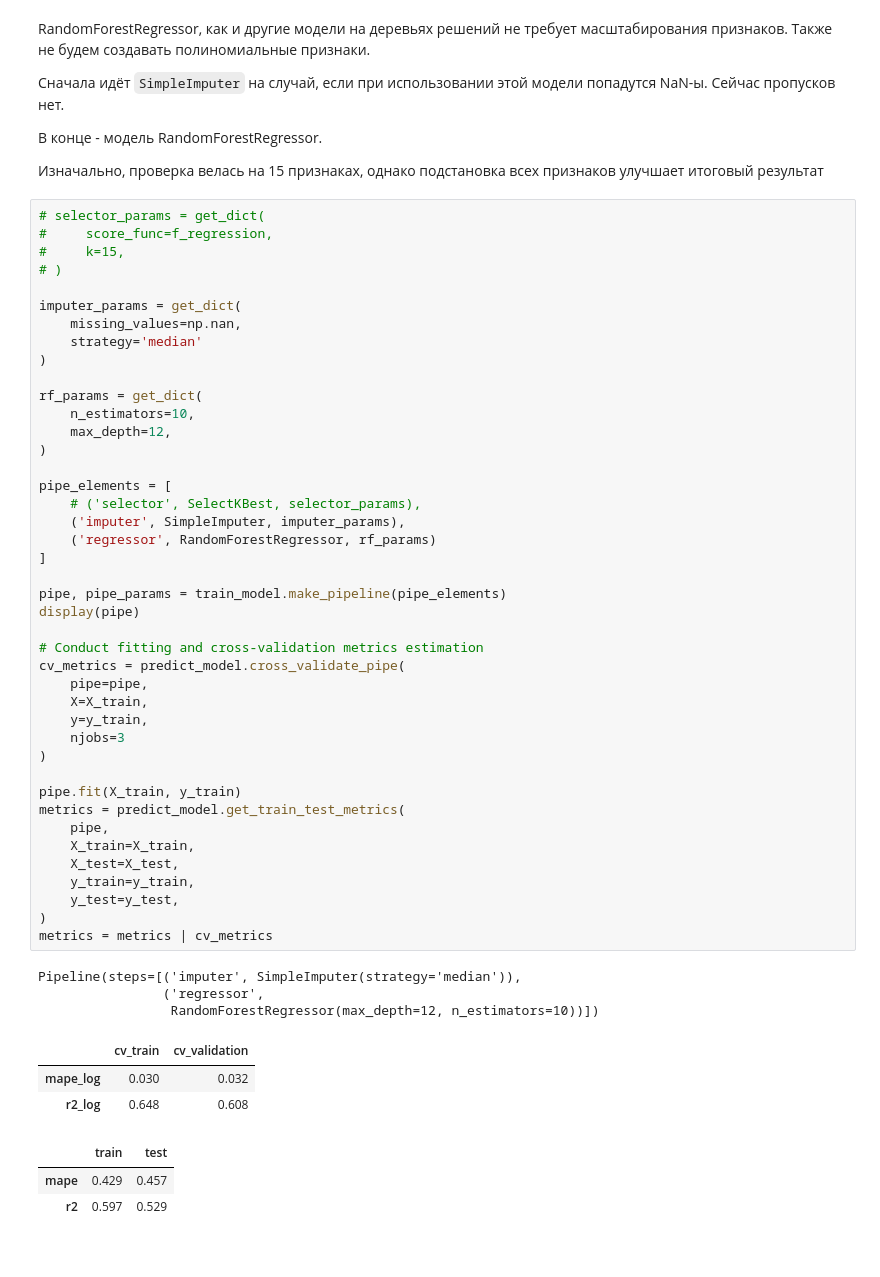
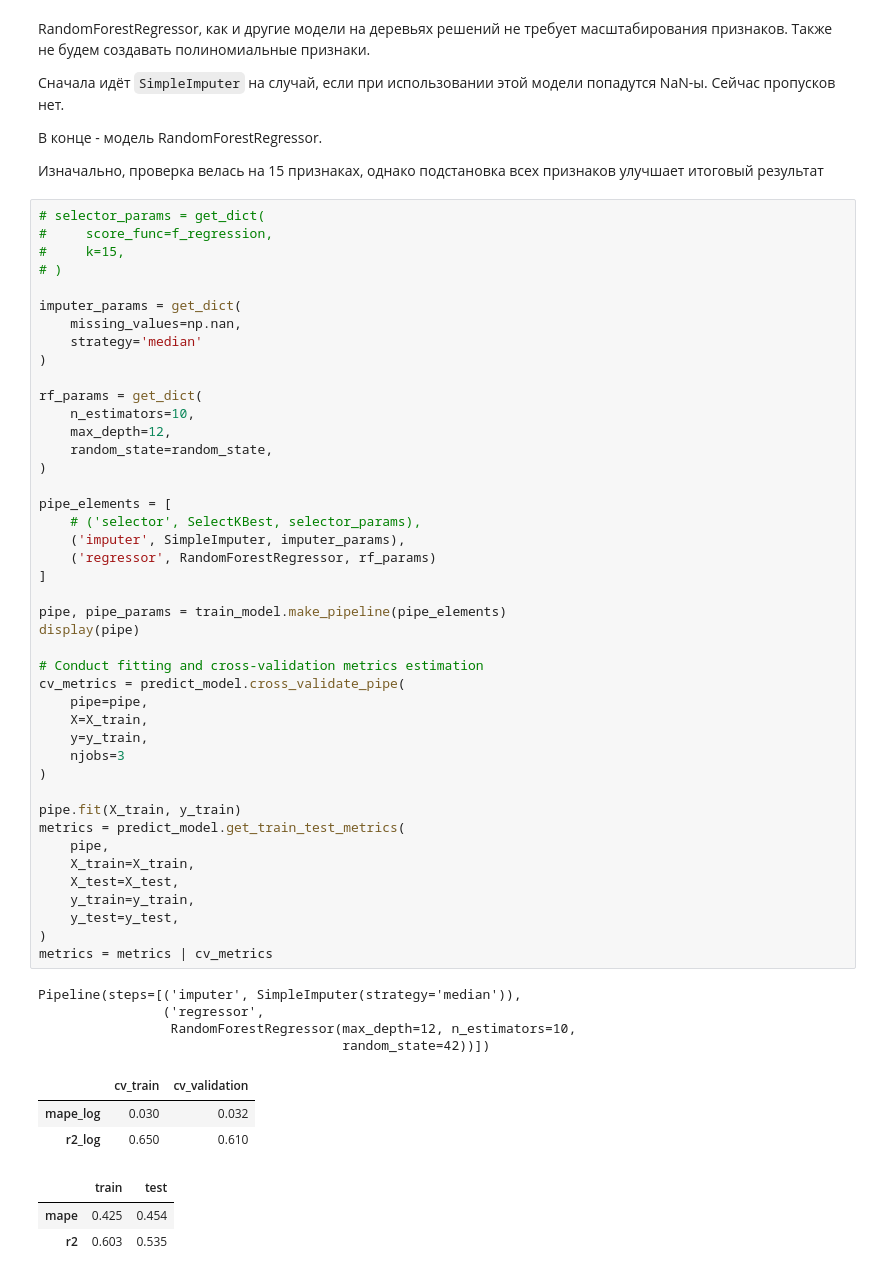
Before and after one commit to mvulf/housing_cost, a Jupyter notebook: notebooks/3.3-mv-modelling-random-forest.ipynb, the cells around one changed output. Saved outputs shown, nothing was run; the diff lists cells and outputs as text.

```diff
--- a/notebooks/3.3-mv-modelling-random-forest.ipynb
+++ b/notebooks/3.3-mv-modelling-random-forest.ipynb
@@ -112,6 +97,7 @@ imputer_params = get_dict(
 rf_params = get_dict(
     n_estimators=10,
     max_depth=12,
+    random_state=random_state,
 )
 
 pipe_elements = [
@@ -119,37 +105,38 @@ pipe_elements = [
     ('imputer', SimpleImputer, imputer_params),
     ('regressor', RandomForestRegressor, rf_params)
 ]
 
 pipe, pipe_params = train_model.make_pipeline(pipe_elements)
 display(pipe)
 
 # Conduct fitting and cross-validation metrics estimation
 cv_metrics = predict_model.cross_validate_pipe(
     pipe=pipe,
     X=X_train,
     y=y_train,
     njobs=3
 )
 
 pipe.fit(X_train, y_train)
 metrics = predict_model.get_train_test_metrics(
     pipe,
     X_train=X_train,
     X_test=X_test,
     y_train=y_train,
     y_test=y_test,
 )
 metrics = metrics | cv_metrics
 # %% [output]
 Pipeline(steps=[('imputer', SimpleImputer(strategy='median')),
                 ('regressor',
-                 RandomForestRegressor(max_depth=12, n_estimators=10))])
+                 RandomForestRegressor(max_depth=12, n_estimators=10,
+                                       random_state=42))])
 |  | cv_train | cv_validation |
 | mape_log | 0.030 | 0.032 |
-| r2_log | 0.648 | 0.608 |
+| r2_log | 0.650 | 0.610 |
 |  | train | test |
-| mape | 0.429 | 0.457 |
-| r2 | 0.597 | 0.529 |
+| mape | 0.425 | 0.454 |
+| r2 | 0.603 | 0.535 |
 # %%
 model_info = predict_model.log_pipe_mlflow(
     pipe_name='random-forest-all',
```
Also changed, not shown: parts of 34 cells of this notebook, 6 other files.
